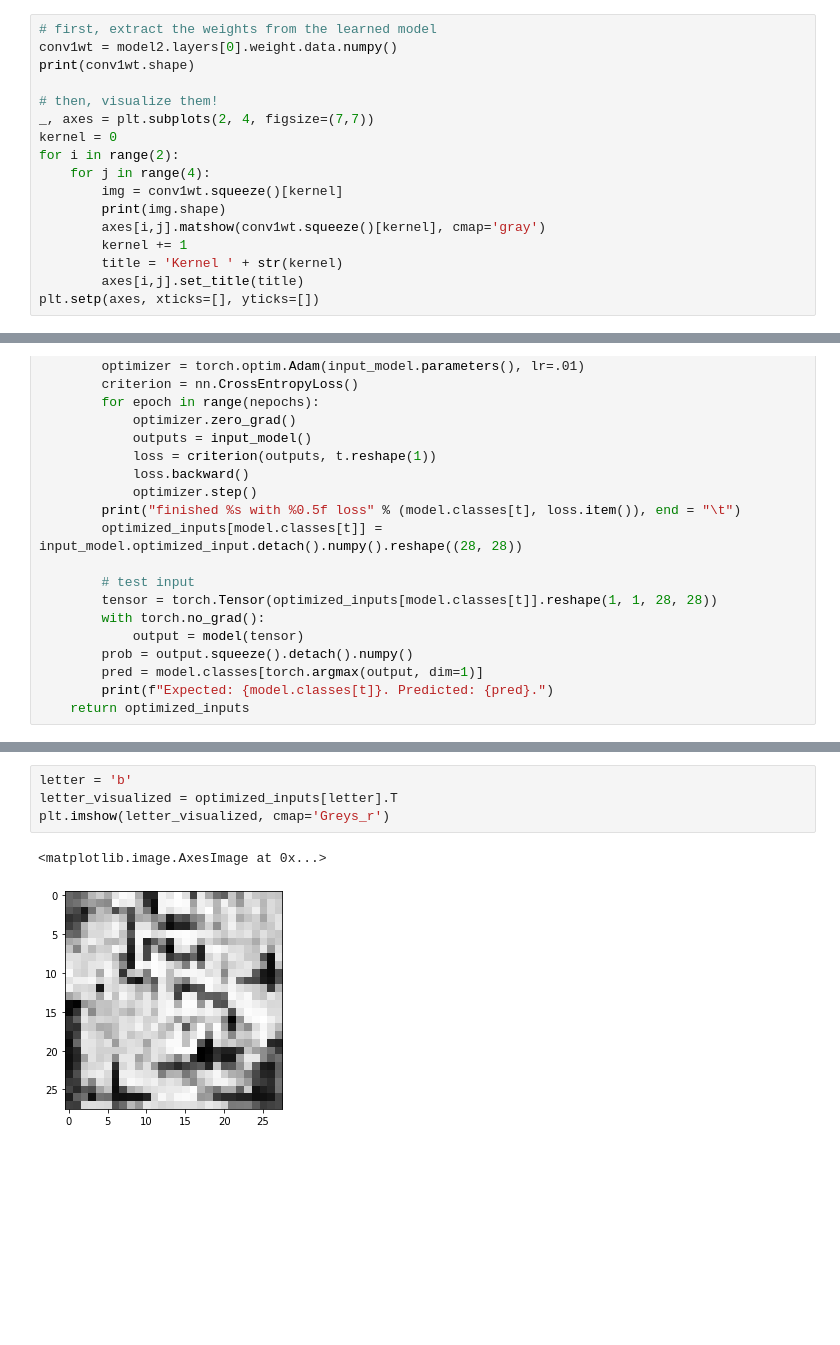
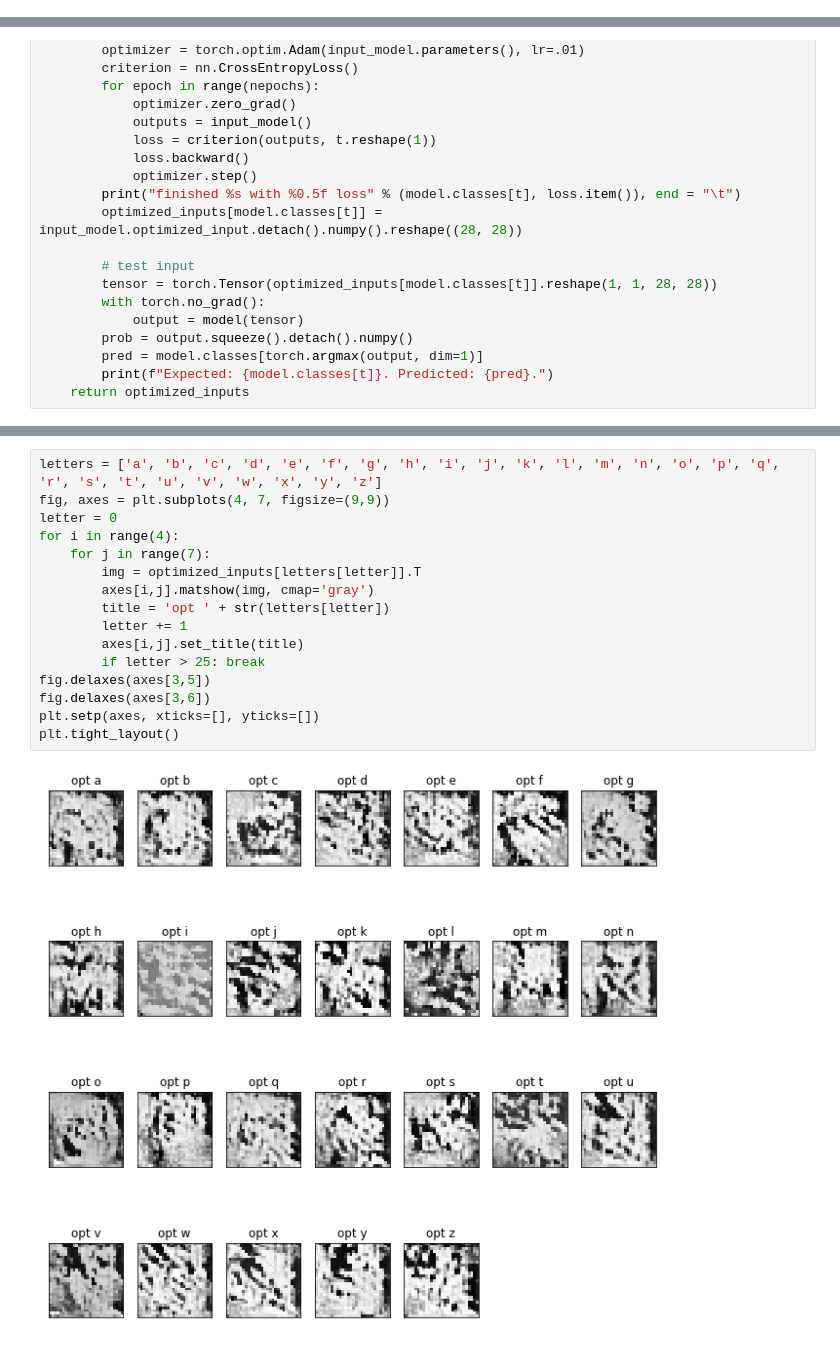
Before and after one commit to msuv08/cnn-handwritten-letter-recognition, a Jupyter notebook: letter_recognition.ipynb, the cells around one changed output, grey strips where cells are left out. Cells and saved outputs as stored; diff of their text form; blank space fills up the shorter version.

```diff
--- a/letter_recognition.ipynb
+++ b/letter_recognition.ipynb
@@ -952,17 +878,0 @@ plt.tight_layout()
-# %%
-# first, extract the weights from the learned model
-conv1wt = model2.layers[0].weight.data.numpy()
-print(conv1wt.shape)
-
-# then, visualize them!
-_, axes = plt.subplots(2, 4, figsize=(7,7))
-kernel = 0
-for i in range(2):
-    for j in range(4):
-        img = conv1wt.squeeze()[kernel]
-        print(img.shape)
-        axes[i,j].matshow(conv1wt.squeeze()[kernel], cmap='gray')
-        kernel += 1
-        title = 'Kernel ' + str(kernel)
-        axes[i,j].set_title(title)
-plt.setp(axes, xticks=[], yticks=[])
@@ -1041,9 +939,20 @@ finished x with 0.00001 loss    Expected: x. Predicted: x.
 finished y with 0.00000 loss    Expected: y. Predicted: y.
 finished z with 0.00000 loss    Expected: z. Predicted: z.
-# %%
-letter = 'b'
-letter_visualized = optimized_inputs[letter].T
-plt.imshow(letter_visualized, cmap='Greys_r')
-# %% [output]
-<matplotlib.image.AxesImage at 0x...>
-[figure, removed]
+# %%
+letters = ['a', 'b', 'c', 'd', 'e', 'f', 'g', 'h', 'i', 'j', 'k', 'l', 'm', 'n', 'o', 'p', 'q', 'r', 's', 't', 'u', 'v', 'w', 'x', 'y', 'z']
+fig, axes = plt.subplots(4, 7, figsize=(9,9))
+letter = 0
+for i in range(4):
+    for j in range(7):
+        img = optimized_inputs[letters[letter]].T
+        axes[i,j].matshow(img, cmap='gray')
+        title = 'opt ' + str(letters[letter])
+        letter += 1
+        axes[i,j].set_title(title)
+        if letter > 25: break
+fig.delaxes(axes[3,5])
+fig.delaxes(axes[3,6])
+plt.setp(axes, xticks=[], yticks=[])
+plt.tight_layout()
+# %% [output]
+[figure, added]
```
Also changed, not shown: parts of 26 cells of this notebook.
